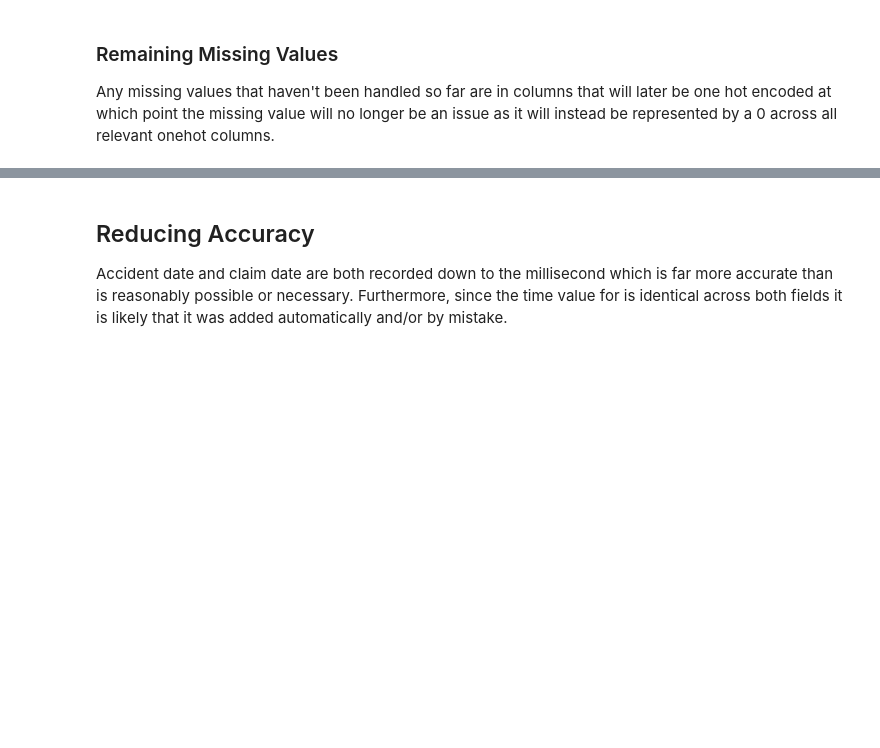
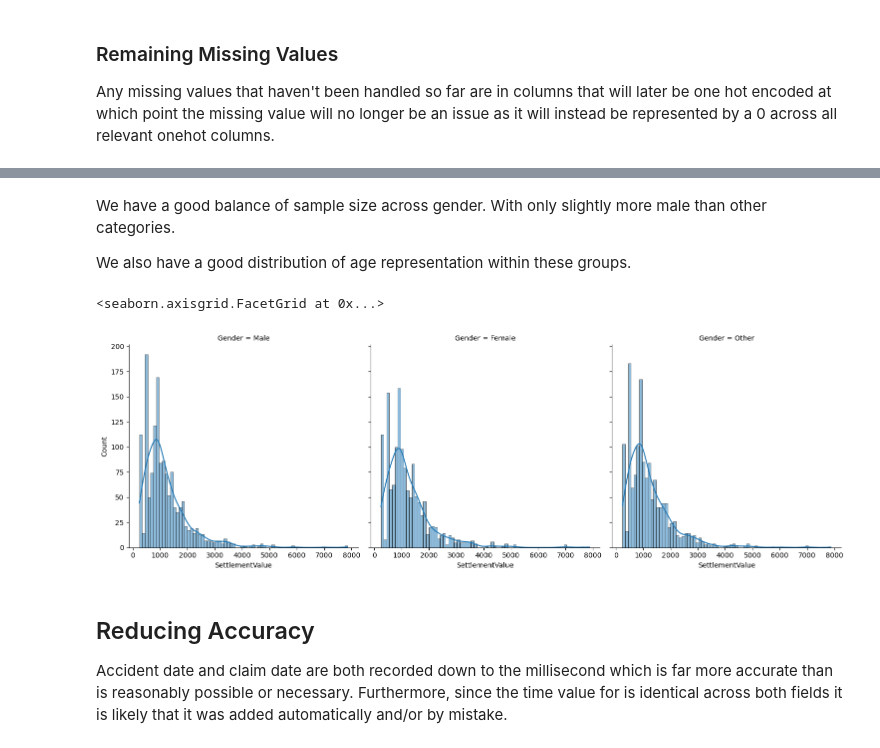
Before and after one commit to charclayt/headlights, a Jupyter notebook: dataset/Preprocess.ipynb, the cells around one changed output, grey strips where cells are left out. Saved outputs shown, nothing was run; the diff lists cells and outputs as text; code cells hidden in the pictures; blank space fills up the shorter version.

```diff
--- a/dataset/Preprocess.ipynb
+++ b/dataset/Preprocess.ipynb
@@ -117,3 +133,12 @@ Any missing values that haven't been handled so far are in columns that will lat
+# %% [markdown]
+We have a good balance of sample size across gender. With only slightly more male than other categories.
+
+We also have a good distribution of age representation within these groups.
+# %%
+sns.displot(data=claimData, x="SettlementValue", col="Gender", kde=True, col_wrap=4)
+# %% [output]
+<seaborn.axisgrid.FacetGrid at 0x...>
+[figure, added]
 # %% [markdown]
 ## Reducing Accuracy
 
```
Also changed, not shown: parts of 5 cells of this notebook.
